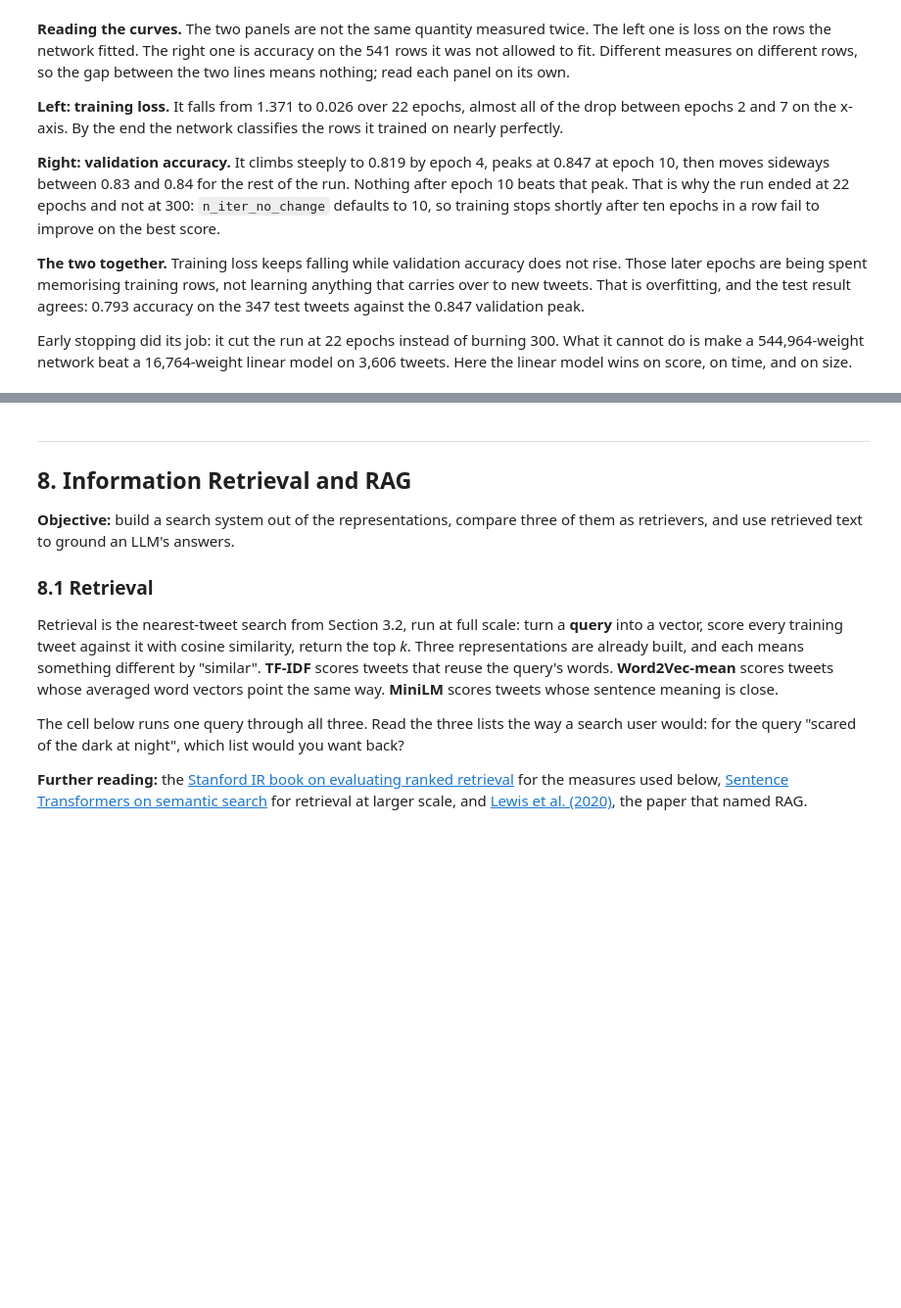
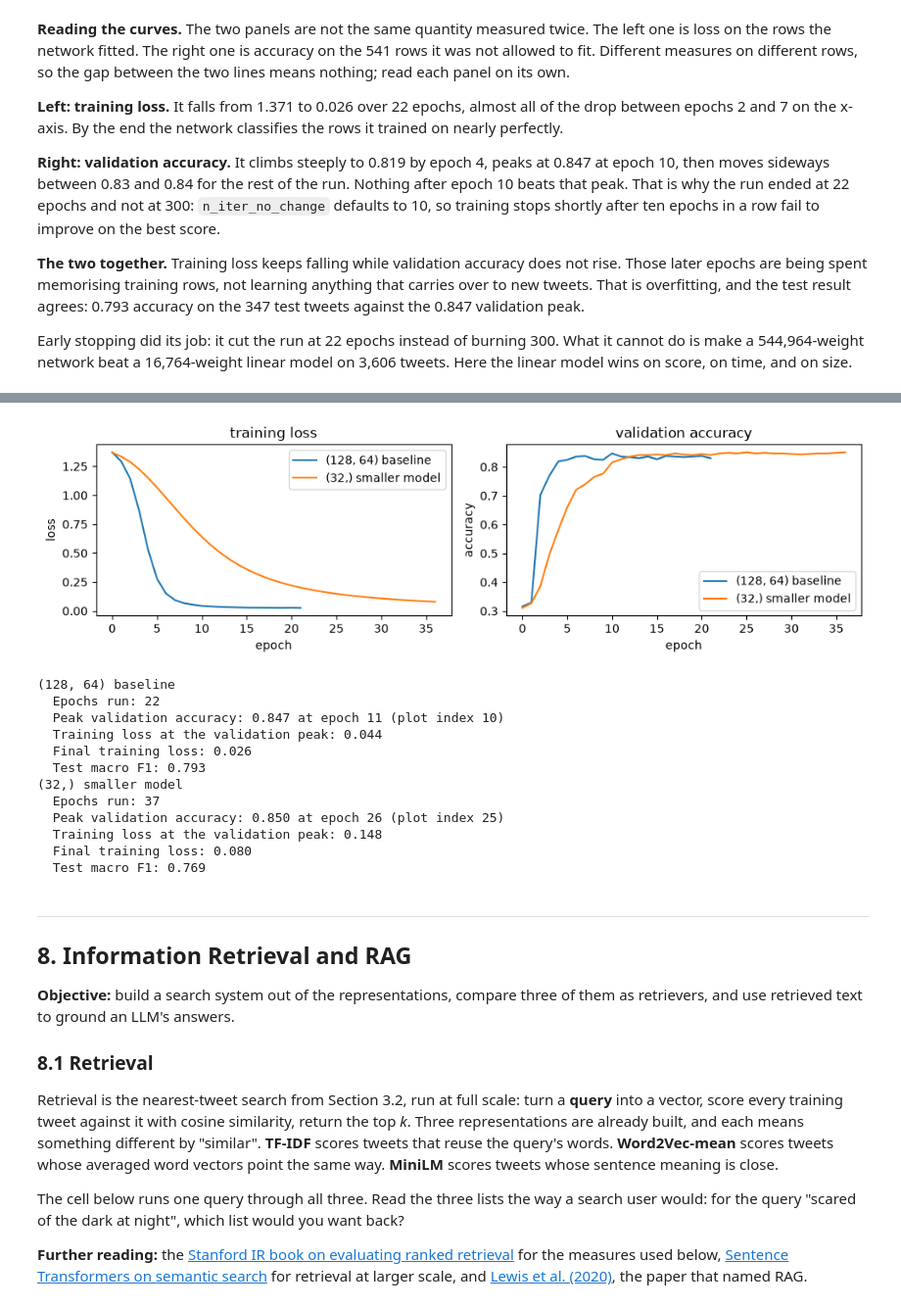
Before and after one commit to patrickkosasih/DM2026-Lab2-Exercise, a Jupyter notebook: DM2026-Lab2-Master.ipynb, the cells around one changed output, grey strips where cells are left out. Shown at 98% size. Saved outputs shown, nothing was run; the diff lists cells and outputs as text; code cells hidden in the pictures; blank space fills up the shorter version.

```diff
--- a/DM2026-Lab2-Master.ipynb
+++ b/DM2026-Lab2-Master.ipynb
@@ -1510,5 +1732,48 @@ print("baseline: epochs", len(mlp_tfidf.loss_curve_),
 # %%
 #Answer here
+from sklearn.base import clone
+
+# Keep all baseline settings except the hidden layer sizes.
+smaller_mlp = clone(mlp_tfidf).set_params(hidden_layer_sizes=(32,))
+smaller_mlp.fit(X_train_tfidf, y_train)
+
+models = {"(128, 64) baseline": mlp_tfidf, "(32,) smaller model": smaller_mlp}
+plot_curves(models)
+
+for label, model in models.items():
+    peak_index = int(np.argmax(model.validation_scores_))
+    test_f1 = evaluate(y_test, model.predict(X_test_tfidf))["macro_f1"]
+
+    print(label)
+    print(f"  Epochs run: {model.n_iter_}")
+    print(f"  Peak validation accuracy: {model.validation_scores_[peak_index]:.3f} at epoch {peak_index + 1} (plot index {peak_index})")
+    print(f"  Training loss at the validation peak: {model.loss_curve_[peak_index]:.3f}")
+    print(f"  Final training loss: {model.loss_curve_[-1]:.3f}")
+    print(f"  Test macro F1: {test_f1:.3f}")
+
+# The baseline model ran for 22 epochs and reached a peak validation accuracy of 0.847 at
+# epoch 11. Its training loss mostly flattened around epoch 16, and its test macro F1 was
+# 0.793.
+
+# I then changed the hidden layer size to (32,). The smaller model ran for 37 epochs and
+# reached a slightly higher validation accuracy of 0.850 at epoch 26, later than the
+# baseline’s peak at epoch 11. The smaller model’s training loss kept falling from 0.148
+# to 0.080 after validation accuracy peaked. It still showed signs of overfitting, and its
+# slightly higher validation peak came with a lower test macro F1 (0.769 vs. 0.793).
+# %% [output]
+[figure, added]
+(128, 64) baseline
+  Epochs run: 22
+  Peak validation accuracy: 0.847 at epoch 11 (plot index 10)
+  Training loss at the validation peak: 0.044
+  Final training loss: 0.026
+  Test macro F1: 0.793
+(32,) smaller model
+  Epochs run: 37
+  Peak validation accuracy: 0.850 at epoch 26 (plot index 25)
+  Training loss at the validation peak: 0.148
+  Final training loss: 0.080
+  Test macro F1: 0.769
 # %% [markdown]
 ---
 ## 8. Information Retrieval and RAG
```
Also changed, not shown: parts of 32 cells of this notebook.
